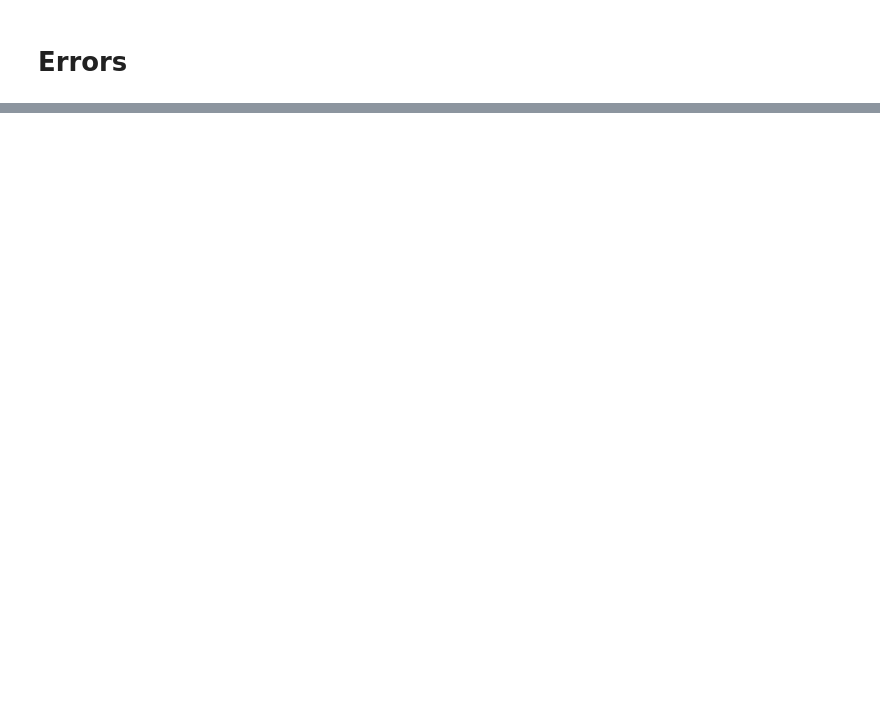
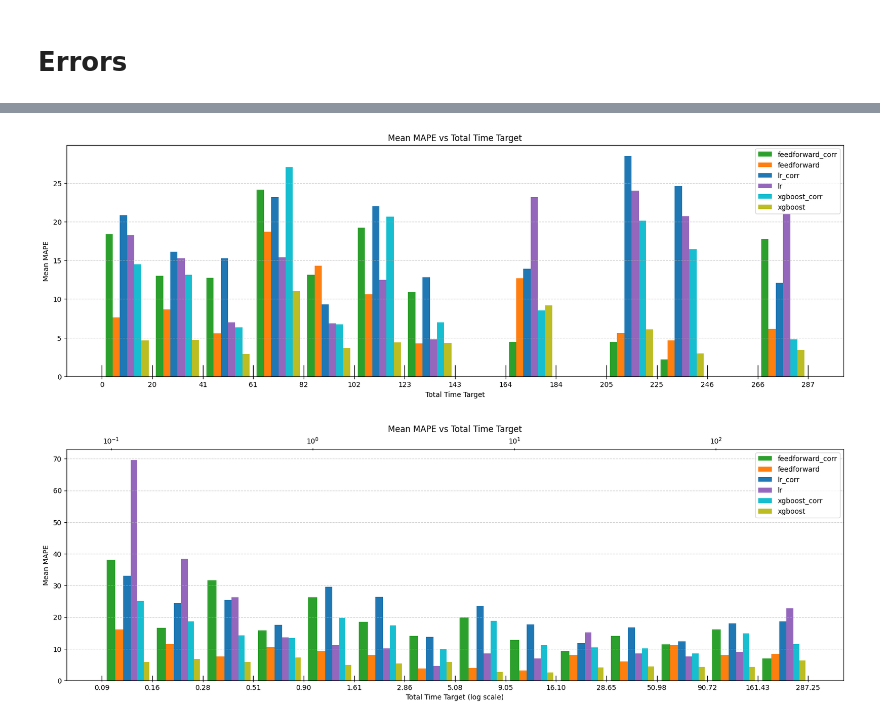
Before and after one commit to FrancoCabezasPoblete/resource-prediction-study, a Jupyter notebook: notebooks/eda_final.ipynb, the cells around one changed output, grey strips where cells are left out. Cells and saved outputs as stored; diff of their text form; code cells hidden in the pictures; blank space fills up the shorter version.

```diff
--- a/notebooks/eda_final.ipynb
+++ b/notebooks/eda_final.ipynb
@@ -172,0 +190,6 @@ plot_errors(dfs, models=["mcdropout", "tabnet"], log_scale=True)
+# %%
+plot_errors(dfs_corr, figsize=(20,6))
+plot_errors(dfs_corr, log_scale=True, figsize=(20,6))
+# %% [output]
+[figure, added]
+[figure, added]
```
Also changed, not shown: parts of 11 cells of this notebook, 3 other files.
